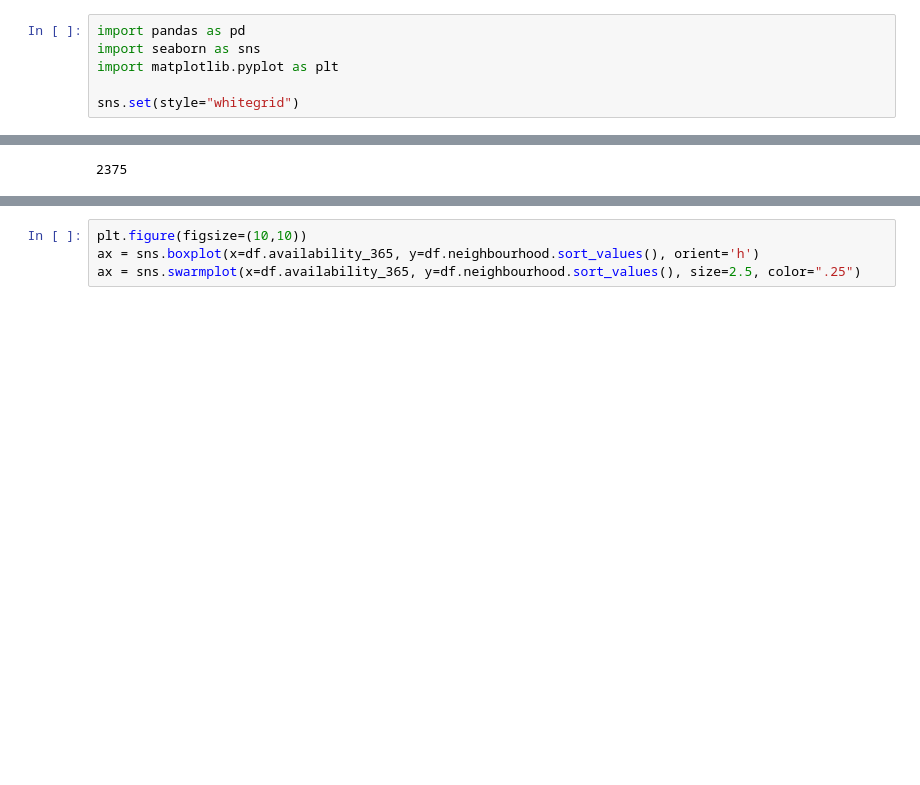
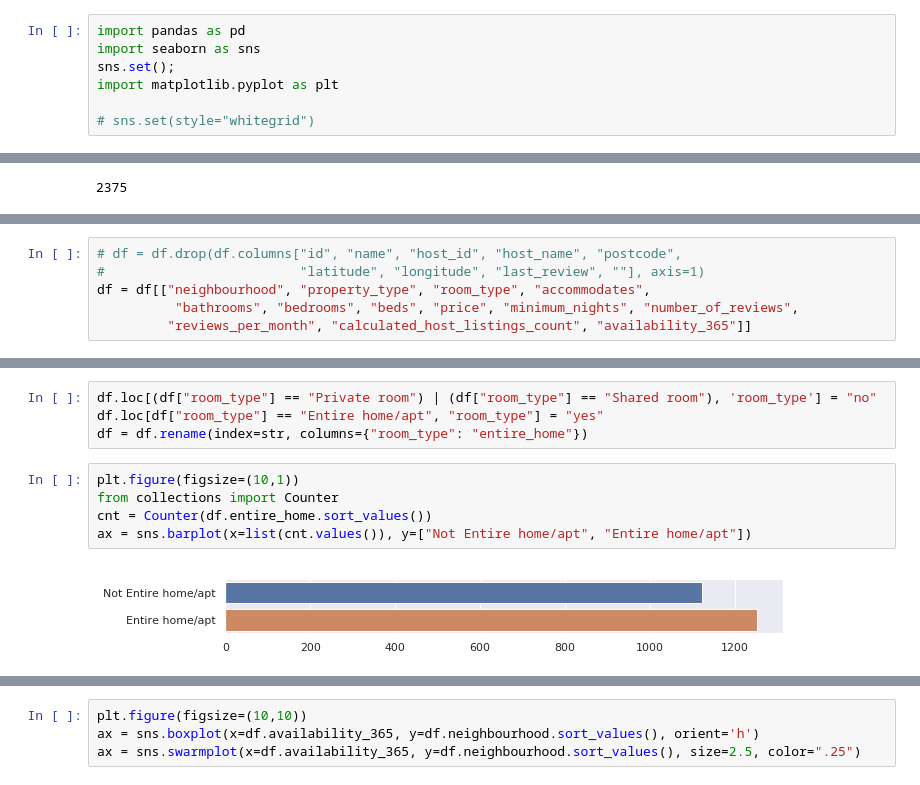
Before and after one commit to dathpo/Airbnb_Property_Type_Prediction_-_Machine_Learning, a Jupyter notebook: main.ipynb, the cells around one changed output, grey strips where cells are left out. Saved outputs shown, nothing was run; the diff lists cells and outputs as text; blank space fills up the shorter version.

Commit message:
Add several plots, cleansing

```diff
--- a/main.ipynb
+++ b/main.ipynb
@@ -5,9 +5,10 @@ Being able to identify a neighbourhood from Airbnb data could help gain insight
 # %%
 import pandas as pd
 import seaborn as sns
+sns.set();
 import matplotlib.pyplot as plt
 
-sns.set(style="whitegrid")
+# sns.set(style="whitegrid")
 # %%
 df = pd.read_csv("BristolAirbnbListings.csv")
 len(df)
@@ -16,3 +37,9 @@ len(df)
+# %%
+# df = df.drop(df.columns["id", "name", "host_id", "host_name", "postcode",
+#                         "latitude", "longitude", "last_review", ""], axis=1)
+df = df[["neighbourhood", "property_type", "room_type", "accommodates",
+          "bathrooms", "bedrooms", "beds", "price", "minimum_nights", "number_of_reviews",
+         "reviews_per_month", "calculated_host_listings_count", "availability_365"]]
 # %%
 print(df.dtypes)
 # %% [output]
@@ -45,0 +84,11 @@ df.boxplot(column=['availability_365'], by=['neighbourhood'], figsize=[30,10])
+# %%
+df.loc[(df["room_type"] == "Private room") | (df["room_type"] == "Shared room"), 'room_type'] = "no"
+df.loc[df["room_type"] == "Entire home/apt", "room_type"] = "yes"
+df = df.rename(index=str, columns={"room_type": "entire_home"})
+# %%
+plt.figure(figsize=(10,1))
+from collections import Counter
+cnt = Counter(df.entire_home.sort_values())
+ax = sns.barplot(x=list(cnt.values()), y=["Not Entire home/apt", "Entire home/apt"])
+# %% [output]
+[figure, added]
```
Also changed, not shown: parts of 35 cells of this notebook.
